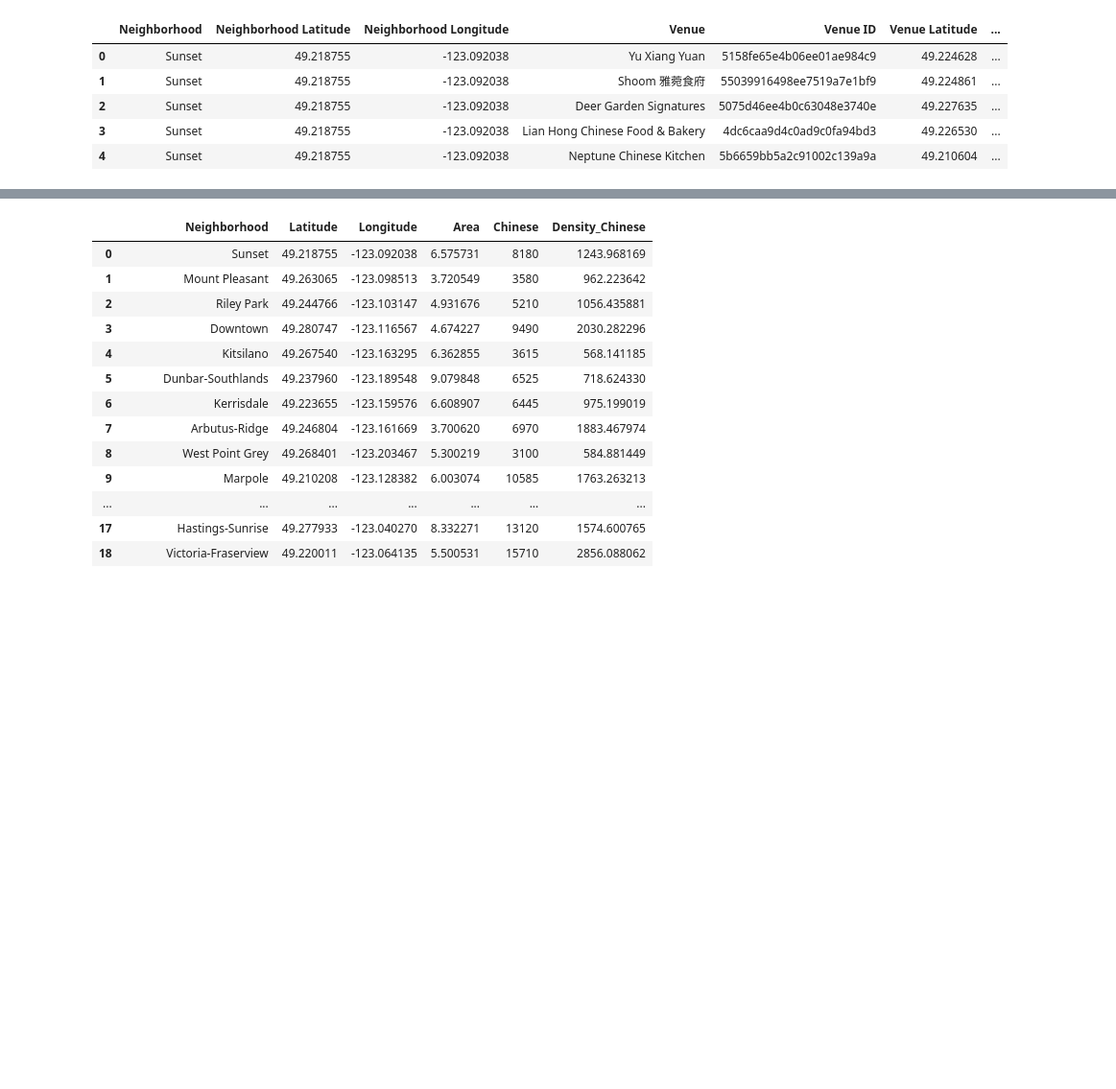
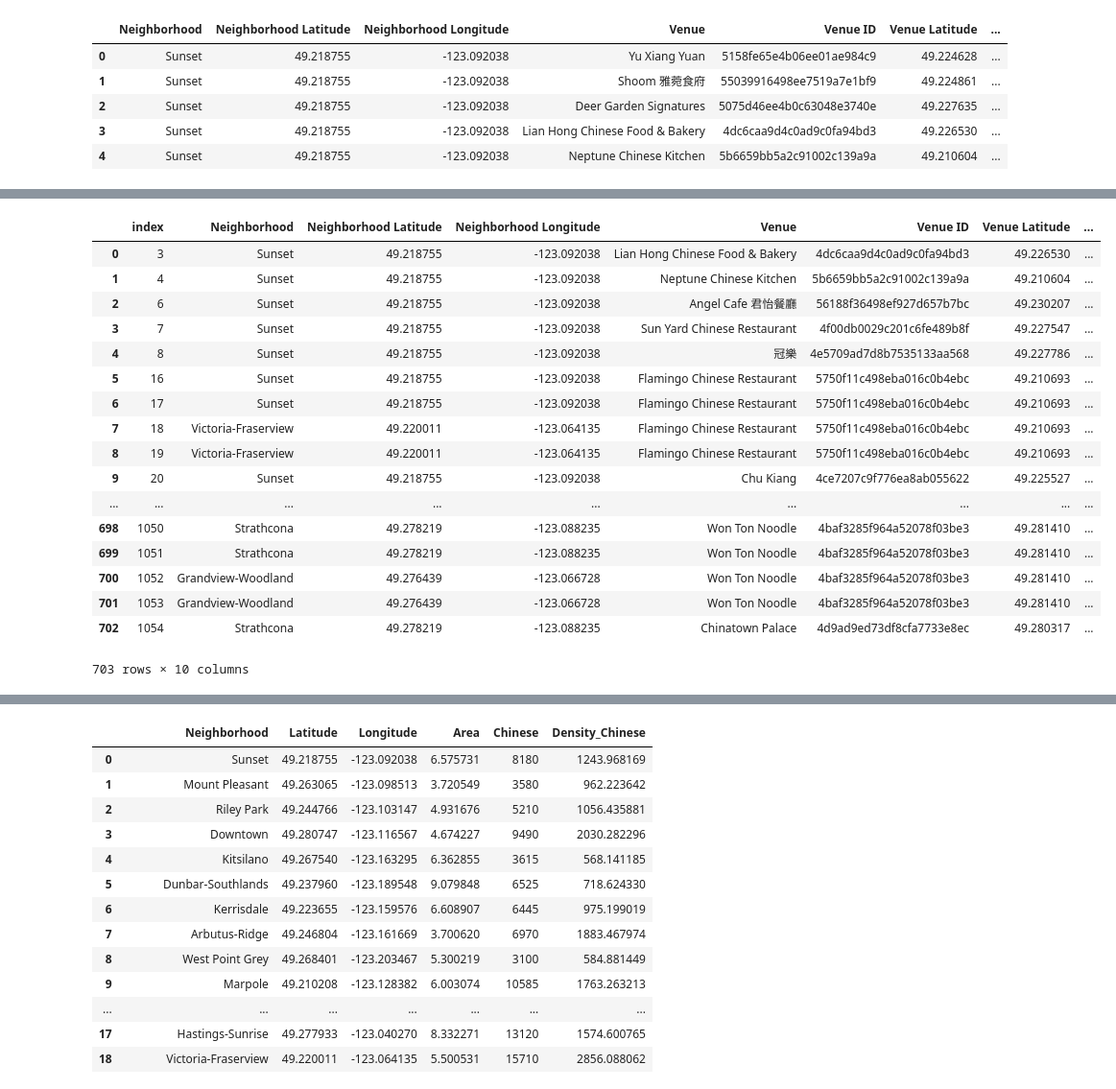
Before and after one commit to RickWeng/Coursera_Capstone, a Jupyter notebook: capstone.ipynb, the cells around one changed output, grey strips where cells are left out. Shown at 96% size. Saved outputs shown, nothing was run; the diff lists cells and outputs as text; code cells hidden in the pictures; blank space fills up the shorter version.

```diff
--- a/capstone.ipynb
+++ b/capstone.ipynb
@@ -589,0 +595,21 @@ van_cr.head()
+# %%
+van_cr.loc[van_cr['Venue Rating']=='NaN'].reset_index()
+# %% [output]
+|  | index | Neighborhood | Neighborhood Latitude | Neighborhood Longitude | Venue | Venue ID | Venue Latitude | ... |
+| 0 | 3 | Sunset | 49.218755 | -123.092038 | Lian Hong Chinese Food & Bakery | 4dc6caa9d4c0ad9c0fa94bd3 | 49.226530 | ... |
+| 1 | 4 | Sunset | 49.218755 | -123.092038 | Neptune Chinese Kitchen | 5b6659bb5a2c91002c139a9a | 49.210604 | ... |
+| 2 | 6 | Sunset | 49.218755 | -123.092038 | Angel Cafe 君怡餐廳 | 56188f36498ef927d657b7bc | 49.230207 | ... |
+| 3 | 7 | Sunset | 49.218755 | -123.092038 | Sun Yard Chinese Restaurant | 4f00db0029c201c6fe489b8f | 49.227547 | ... |
+| 4 | 8 | Sunset | 49.218755 | -123.092038 | 冠樂 | 4e5709ad7d8b7535133aa568 | 49.227786 | ... |
+| 5 | 16 | Sunset | 49.218755 | -123.092038 | Flamingo Chinese Restaurant | 5750f11c498eba016c0b4ebc | 49.210693 | ... |
+| 6 | 17 | Sunset | 49.218755 | -123.092038 | Flamingo Chinese Restaurant | 5750f11c498eba016c0b4ebc | 49.210693 | ... |
+| 7 | 18 | Victoria-Fraserview | 49.220011 | -123.064135 | Flamingo Chinese Restaurant | 5750f11c498eba016c0b4ebc | 49.210693 | ... |
+| 8 | 19 | Victoria-Fraserview | 49.220011 | -123.064135 | Flamingo Chinese Restaurant | 5750f11c498eba016c0b4ebc | 49.210693 | ... |
+| 9 | 20 | Sunset | 49.218755 | -123.092038 | Chu Kiang | 4ce7207c9f776ea8ab055622 | 49.225527 | ... |
+| ... | ... | ... | ... | ... | ... | ... | ... | ... |
+| 698 | 1050 | Strathcona | 49.278219 | -123.088235 | Won Ton Noodle | 4baf3285f964a52078f03be3 | 49.281410 | ... |
+| 699 | 1051 | Strathcona | 49.278219 | -123.088235 | Won Ton Noodle | 4baf3285f964a52078f03be3 | 49.281410 | ... |
+| 700 | 1052 | Grandview-Woodland | 49.276439 | -123.066728 | Won Ton Noodle | 4baf3285f964a52078f03be3 | 49.281410 | ... |
+| 701 | 1053 | Grandview-Woodland | 49.276439 | -123.066728 | Won Ton Noodle | 4baf3285f964a52078f03be3 | 49.281410 | ... |
+| 702 | 1054 | Strathcona | 49.278219 | -123.088235 | Chinatown Palace | 4d9ad9ed73df8cfa7733e8ec | 49.280317 | ... |
+703 rows × 10 columns
```
Also changed, not shown: parts of 11 cells of this notebook.
